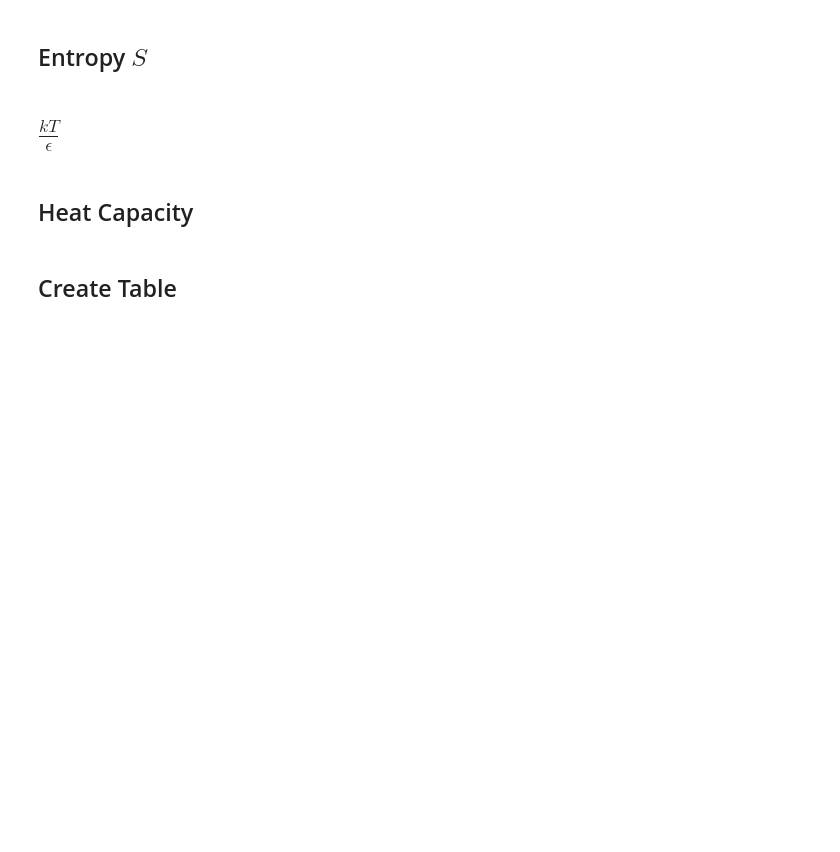
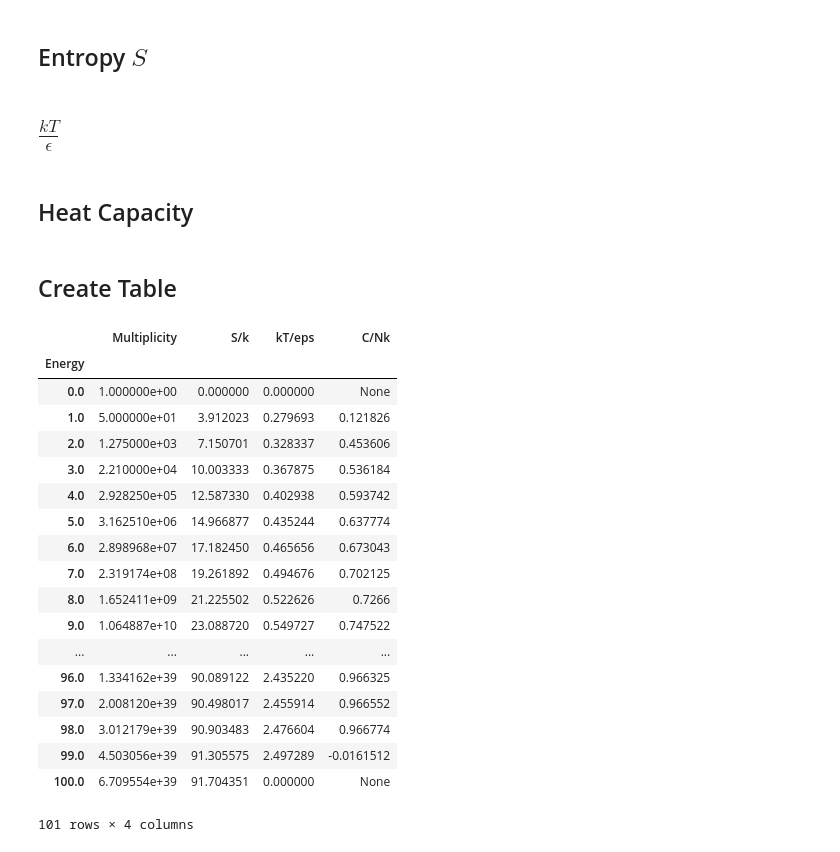
Before and after one commit to jenk1/Thermal-Plots, a Jupyter notebook: 3.24.ipynb, the cells around one changed output. Cells and saved outputs as stored; diff of their text form; code cells hidden in the pictures; blank space fills up the shorter version.

```diff
--- a/3.24.ipynb
+++ b/3.24.ipynb
@@ -128,3 +128,30 @@ heat_cap_new.append(None)
 heat_cap_new = np.asarray(heat_cap_new)
 # %% [markdown]
 ## Create Table
+# %%
+# for 50 oscillators (500 would be created the same way)
+table = pd.DataFrame({'Energy': q, 'Multiplicity': mult_org,
+                     'S/k': entropy_org, 'kT/eps': kT_eps_org,
+                     'C/Nk': heat_cap_org})
+table.set_index('Energy', inplace=True)
+table
+# %% [output]
+|  | Multiplicity | S/k | kT/eps | C/Nk |
+| Energy |  |  |  |  |
+| 0.0 | 1.000000e+00 | 0.000000 | 0.000000 | None |
+| 1.0 | 5.000000e+01 | 3.912023 | 0.279693 | 0.121826 |
+| 2.0 | 1.275000e+03 | 7.150701 | 0.328337 | 0.453606 |
+| 3.0 | 2.210000e+04 | 10.003333 | 0.367875 | 0.536184 |
+| 4.0 | 2.928250e+05 | 12.587330 | 0.402938 | 0.593742 |
+| 5.0 | 3.162510e+06 | 14.966877 | 0.435244 | 0.637774 |
+| 6.0 | 2.898968e+07 | 17.182450 | 0.465656 | 0.673043 |
+| 7.0 | 2.319174e+08 | 19.261892 | 0.494676 | 0.702125 |
+| 8.0 | 1.652411e+09 | 21.225502 | 0.522626 | 0.7266 |
+| 9.0 | 1.064887e+10 | 23.088720 | 0.549727 | 0.747522 |
+| ... | ... | ... | ... | ... |
+| 96.0 | 1.334162e+39 | 90.089122 | 2.435220 | 0.966325 |
+| 97.0 | 2.008120e+39 | 90.498017 | 2.455914 | 0.966552 |
+| 98.0 | 3.012179e+39 | 90.903483 | 2.476604 | 0.966774 |
+| 99.0 | 4.503056e+39 | 91.305575 | 2.497289 | -0.0161512 |
+| 100.0 | 6.709554e+39 | 91.704351 | 0.000000 | None |
+101 rows × 4 columns
```
Also changed, not shown: parts of 2 cells of this notebook.
